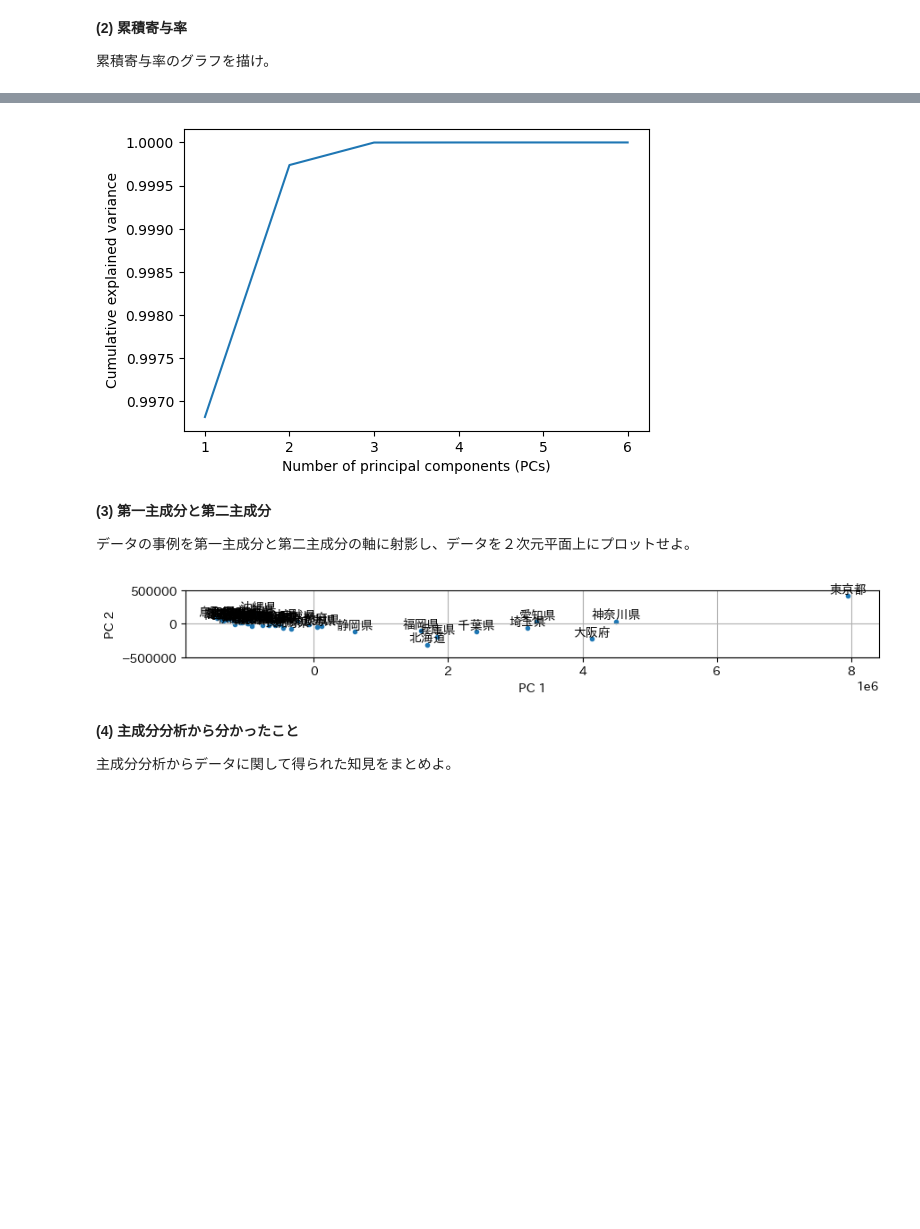
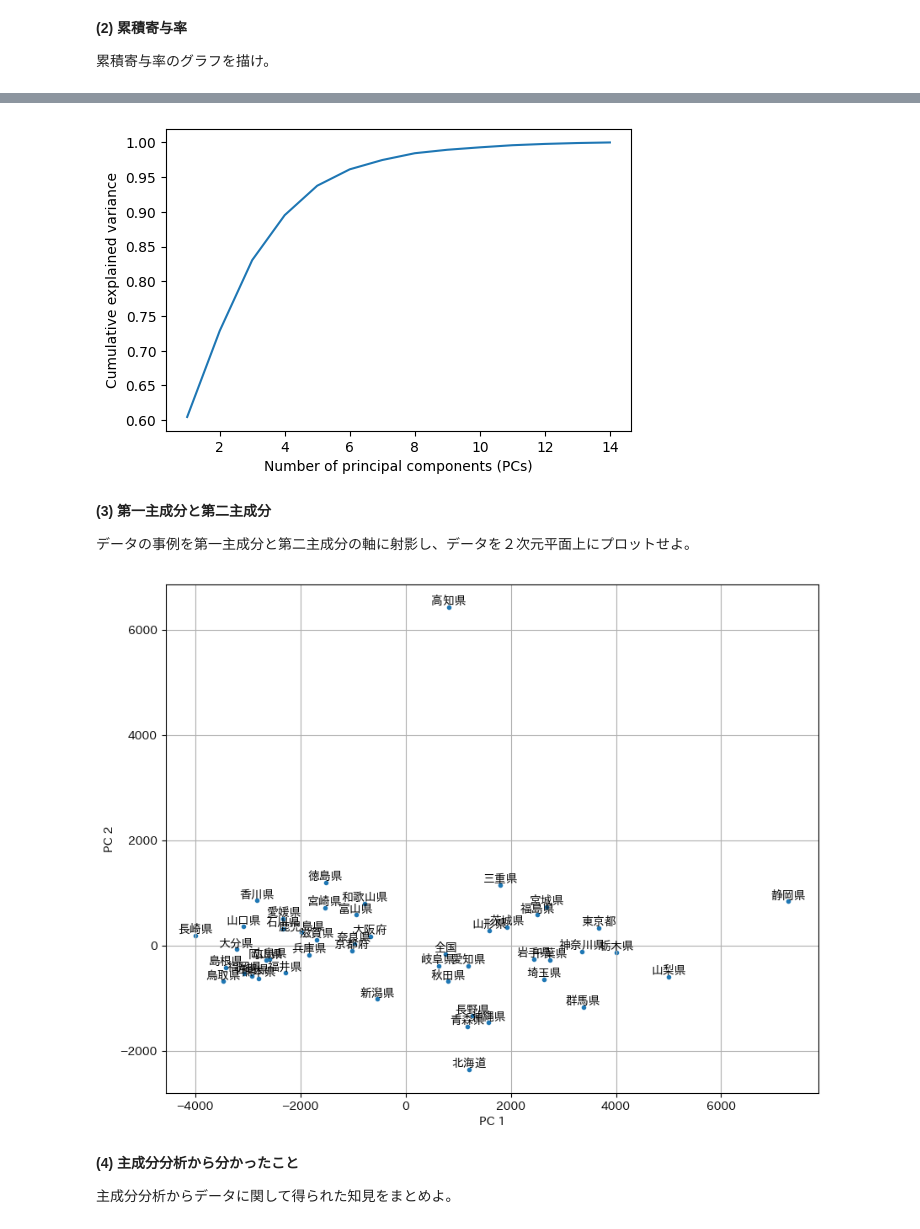
Before and after one commit to okoge-kaz/Machine_Learning, a Jupyter notebook: assignment3/project/ml2021_r3.ipynb, the cells around one changed output, grey strips where cells are left out. Drawn from its saved outputs; the diff is of its cells as text; code cells hidden in the pictures; blank space fills up the shorter version.

```diff
--- a/assignment3/project/ml2021_r3.ipynb
+++ b/assignment3/project/ml2021_r3.ipynb
@@ -155,10 +155,9 @@ import numpy as np
 import pandas as pd
 import matplotlib.pyplot as plt
 # %%
-SSDSE_df = pd.read_csv('https://www.nstac.go.jp/SSDSE/data/2021/SSDSE-B-2021.csv', encoding='shift-jis', skiprows=1)
-
-SSDSE_df = SSDSE_df[['年度','都道府県', '15歳未満人口','15〜64歳人口', '婚姻件数', '出生数', '65歳以上人口','死亡数']]
+SSDSE_df = pd.read_csv('https://www.nstac.go.jp/SSDSE/data/2021/SSDSE-C-2021.csv', encoding='shift-jis',skiprows=1)
+SSDSE_df.to_csv('SSDSE-C-2021.csv', encoding='utf-8')
+SSDSE_df = SSDSE_df[['都道府県','まぐろ','あじ','いわし','かつお','かれい','さけ','さば','さんま','たい', 'ぶり','いか','たこ','えび','かに']]
 SSDSE_df = SSDSE_df.iloc[0:]
-SSDSE_df = SSDSE_df[SSDSE_df['年度'] == 2018]
 SSDSE_df
 # %% [output]
@@ -207,6 +208,6 @@ SSDSE_dfから、年度の情報を切り落とす。
 都道府県名は変数 prefectures に保存しておく、また対象とした列名も targetColumns に保存しておく
 # %%
-SSDSE_df.drop(['年度'], axis=1, inplace=True)
+
 SSDSE_df_values = SSDSE_df.iloc[:,1:].values
 SSDSE_df_values
 # %% [output]
@@ -267,7 +276,7 @@ ax.set_xlabel('Number of principal components (PCs)')
 ax.set_ylabel('Cumulative explained variance')
 fig.show()
 # %% [output]
-[figure, old version]
+[figure, new version]
 # %% [markdown]
 **(3)  第一主成分と第二主成分**
 
@@ -275,19 +284,19 @@ fig.show()
 # %%
 import japanize_matplotlib
 # %%
-fig = plt.figure(dpi=100, figsize=(10, 600))
+fig = plt.figure(dpi=100, figsize=(10, 10))
 ax = fig.add_subplot(1,1,1)
 ax.set_xlabel('PC 1')
 ax.set_ylabel('PC 2')
-ax.set_ylim(-500000, 500000)
+
 m = ax.scatter(P[:, 0], P[:, 1], marker='.')
 for i, label in enumerate(prefectures):
     ax.text(P[i][0], P[i][1], label, ha='center', va='bottom')
 ax.set_aspect('equal')
 ax.grid()
 fig.show()
 # %% [output]
-[figure, old version]
+[figure, new version]
 # %% [markdown]
 **(4) 主成分分析から分かったこと**
 
```
Also changed, not shown: parts of 11 cells of this notebook, 1 other file.
